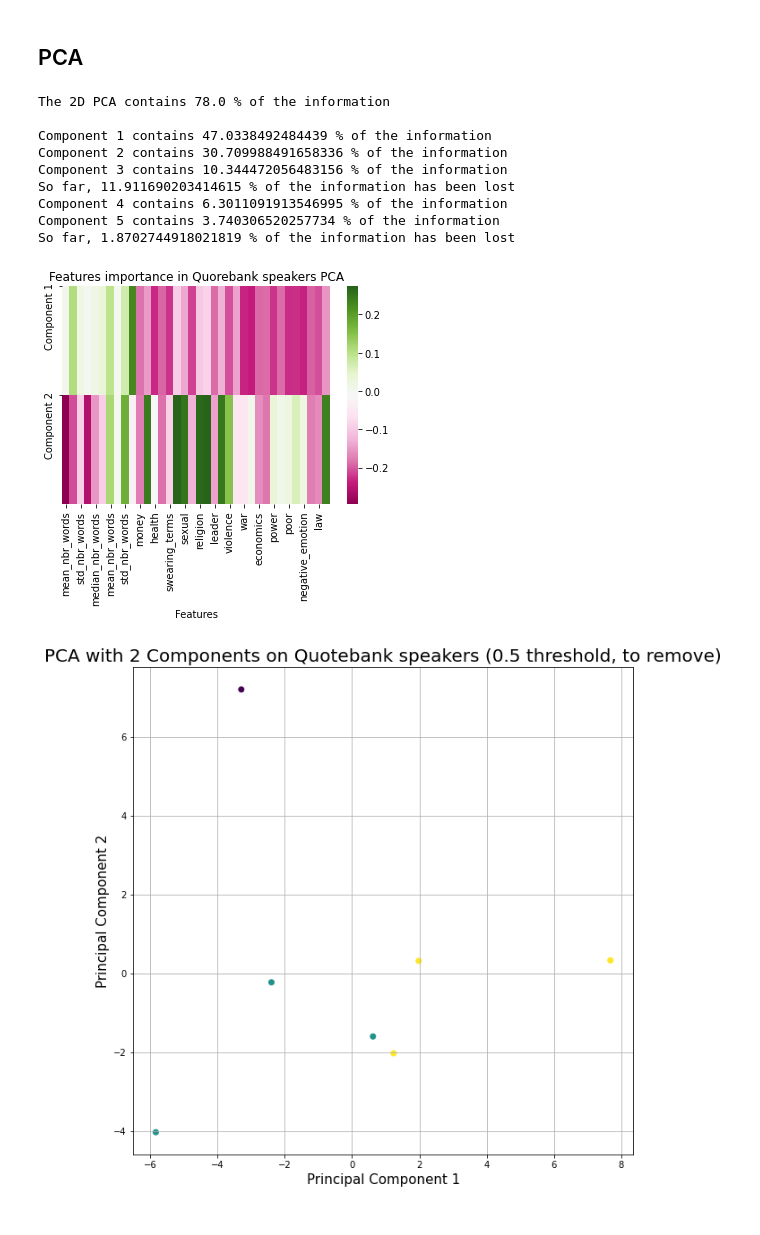
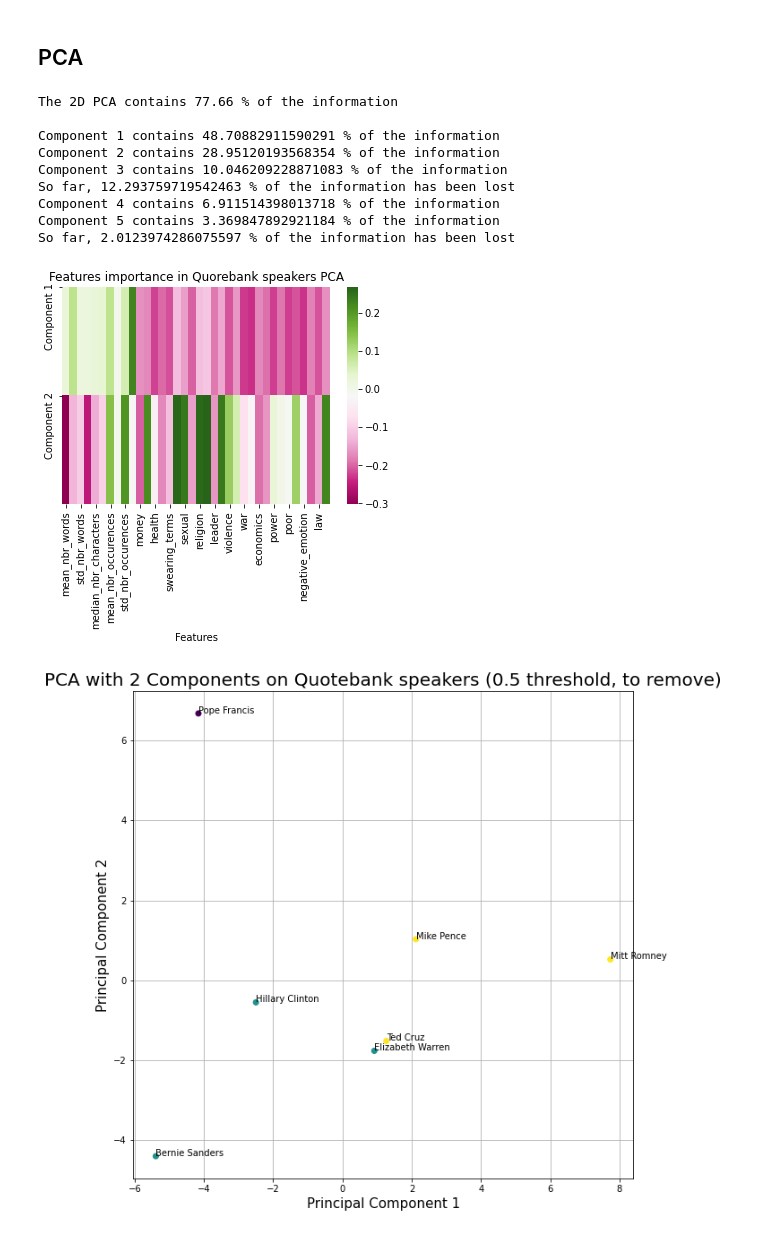
Before and after one commit to paulmoreau40/Applied-Data-Analysis-project-EPFL, a Jupyter notebook: src/final.ipynb, the cells around one changed output. Saved outputs shown, nothing was run; the diff lists cells and outputs as text; code cells hidden in the pictures.

```diff
--- a/src/final.ipynb
+++ b/src/final.ipynb
@@ -85,8 +83,8 @@ def import_dataframe(name_speaker):
 # %% [markdown]
 We also chose to build temporary large dataframe with all our 7 speakers of interest as we will perform the same pre-processing steps on all of their quotes.
 # %%
-speakers = ['Mike_Pence','Mitt_Romney','Hillary_Clinton','Bernie_Sanders','Elizabeth_Warren','Ted_Cruz']
-df = import_dataframe('Pope')
+speakers = ['Pope','Mike_Pence','Mitt_Romney','Hillary_Clinton','Bernie_Sanders','Elizabeth_Warren','Ted_Cruz']
+df = pd.DataFrame()
 
 for s in speakers:
 
@@ -195,7 +202,7 @@ new_df['pre_processed_quote'] = new_df['pre_processed_quote'].apply(lambda x: re
 new_df['pre_processed_quote'] = new_df['pre_processed_quote'].str.strip()
 
 # remove capitalization from words
-new_df['pre_processed_quote'] = new_df['pre_processed_quote'].str.lower()
+#new_df['pre_processed_quote'] = new_df['pre_processed_quote'].str.lower()
 # %% [markdown]
 Then we remove rows that contain an empty quote or a quote that only contains digits and/or punctuation. For example we found a quote that was written in binary. This step only removes three rows for all our speakers.
 # %%
@@ -273,6 +290,7 @@ Reuse voc richness already calculated below
 plt.figure()
 fig, ax = plt.subplots(nrows = 1, ncols = 7, figsize = (30,10))
 
+speakers = ['Pope Francis','Mike Pence','Mitt Romney','Hillary Clinton','Bernie Sanders','Elizabeth Warren','Ted Cruz']
 
 i = 0
 for col in ax:
@@ -330,8 +348,8 @@ for s in speakers:
     df = new_df[new_df['speaker'].str.match(s[0])]
 
     features_nbr_words = pd.DataFrame(data = {'mean_nbr_words': df['nbr_words'].mean(), 'median_nbr_words': df['nbr_words'].median(), 'std_nbr_words': df['nbr_words'].std()}, index=[0])
-    features_nbr_chars = pd.DataFrame({'mean_nbr_words': df['nbr_characters'].mean(), 'median_nbr_words': df['nbr_characters'].median(), 'std_nbr_words': df['nbr_characters'].std()}, index=[0])
-    features_nbr_occurences = pd.DataFrame({'mean_nbr_words': df['nbr_occurences'].mean(), 'median_nbr_words': df['nbr_occurences'].median(), 'std_nbr_words': df['nbr_occurences'].std()}, index=[0])
+    features_nbr_chars = pd.DataFrame({'mean_nbr_characters': df['nbr_characters'].mean(), 'median_nbr_characters': df['nbr_characters'].median(), 'std_nbr_characters': df['nbr_characters'].std()}, index=[0])
+    features_nbr_occurences = pd.DataFrame({'mean_nbr_occurences': df['nbr_occurences'].mean(), 'median_nbr_occurences': df['nbr_occurences'].median(), 'std_nbr_occurences': df['nbr_occurences'].std()}, index=[0])
 
     #Feature 'vocabulary richness'
     all_words = pd.DataFrame(df['tokenized_quote'].explode(ignore_index=True)).rename({'tokenized_quote': 'word'}, axis=1)
@@ -382,7 +404,7 @@ pca = PCA().fit(scaled_df)
 
 #percentage variance explaines
 ratio = pca_screeplot.explained_variance_ratio_
-print('The 2D PCA contains',round((ratio[0]+ratio[1])*100),'% of the information' )
+print('The 2D PCA contains',round((ratio[0]+ratio[1])*100,4),'% of the information' )
 print("")
 
 print ('Component 1 contains',ratio[0]*100,'% of the information' )
@@ -393,15 +415,15 @@ print ('Component 4 contains',ratio[3]*100,'% of the information' )
 print ('Component 5 contains', ratio[4]*100,'% of the information' )
 print ('So far,',(1-np.sum([ratio[0],ratio[1],ratio[2],ratio[3],ratio[4]]))*100,'% of the information has been lost' )
 # %% [output]
-The 2D PCA contains 78.0 % of the information
+The 2D PCA contains 77.66 % of the information
 
-Component 1 contains 47.0338492484439 % of the information
-Component 2 contains 30.709988491658336 % of the information
-Component 3 contains 10.344472056483156 % of the information
-So far, 11.911690203414615 % of the information has been lost
-Component 4 contains 6.3011091913546995 % of the information
-Component 5 contains 3.740306520257734 % of the information
-So far, 1.8702744918021819 % of the information has been lost
+Component 1 contains 48.70882911590291 % of the information
+Component 2 contains 28.95120193568354 % of the information
+Component 3 contains 10.046209228871083 % of the information
+So far, 12.293759719542463 % of the information has been lost
+Component 4 contains 6.911514398013718 % of the information
+Component 5 contains 3.369847892921184 % of the information
+So far, 2.0123974286075597 % of the information has been lost
 # %%
 #Interpretation of the components (permet de voir quelle(s) feature(s) sont le plus importantes!)
 
@@ -418,7 +440,7 @@ plt.yticks([0,1],['Component 1','Component 2'], fontsize=10)
 plt.xlabel('Features')
 plt.show()
 # %% [output]
-[figure, old version]
+[figure, new version]
 # %%
 #2D PCA
 PCA_2d = PCA(n_components=2)
@@ -432,19 +454,24 @@ res_PCA_3d = pd.DataFrame(data = PCs_3, columns = ['Principal component 1', 'Pri
 # %%
 #Visualize results 2D PCA
 %matplotlib inline
 
 plt.figure(figsize=(10,10))
 plt.xlabel('Principal Component 1',fontsize = 15)
 plt.ylabel('Principal Component 2',fontsize = 15)
 plt.title("PCA with 2 Components on Quotebank speakers (0.5 threshold, to remove)",fontsize=20)
 
 plt.scatter(res_PCA_2d.loc[:,'Principal component 1'], res_PCA_2d.loc[:,'Principal component 2'], c = all_features['party'])
 
+speakers = [['Pope Francis',0],['Hillary Clinton',1],['Bernie Sanders',1],['Elizabeth Warren',1],['Mike Pence',2],['Mitt Romney',2],['Ted Cruz',2]]
+
+for i, speaker in enumerate(speakers):
+    plt.annotate(speaker[0], (res_PCA_2d.loc[:,'Principal component 1'][i], res_PCA_2d.loc[:,'Principal component 2'][i]))
+
 plt.grid()
 plt.savefig("../data/PCA_visualization.png")
 plt.show()
 # %% [output]
-[figure, old version]
+[figure, new version]
 # %%
 #Visualize results 3D PCA
 %matplotlib notebook
```
Also changed, not shown: parts of 12 cells of this notebook.
